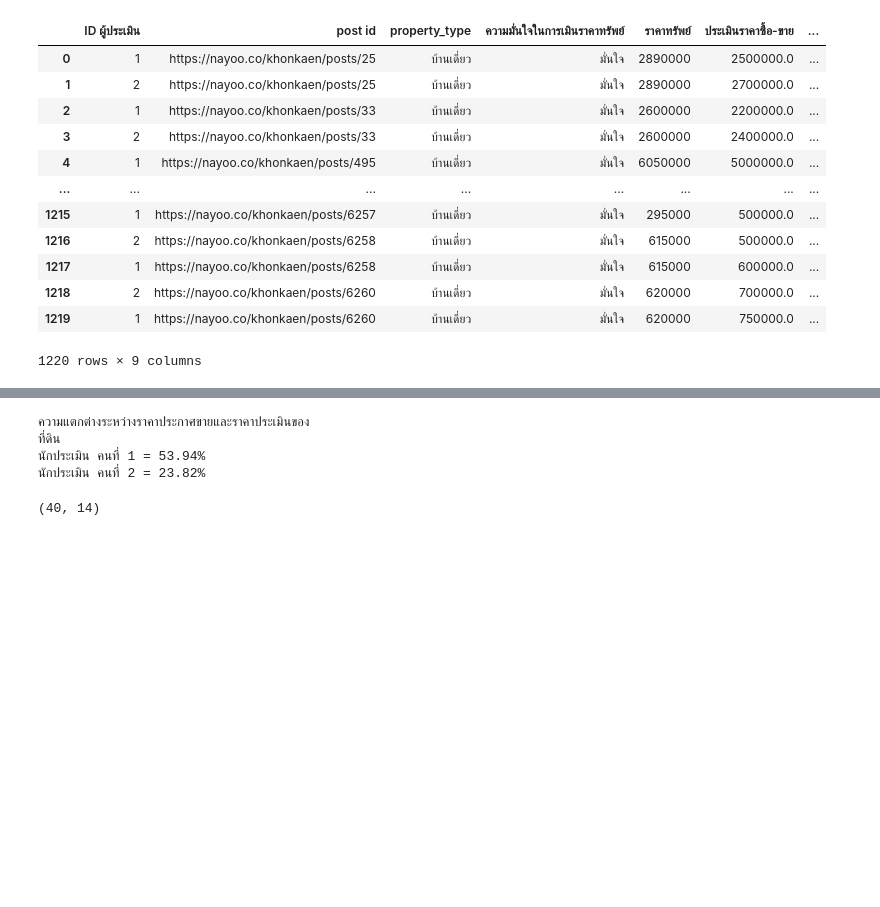
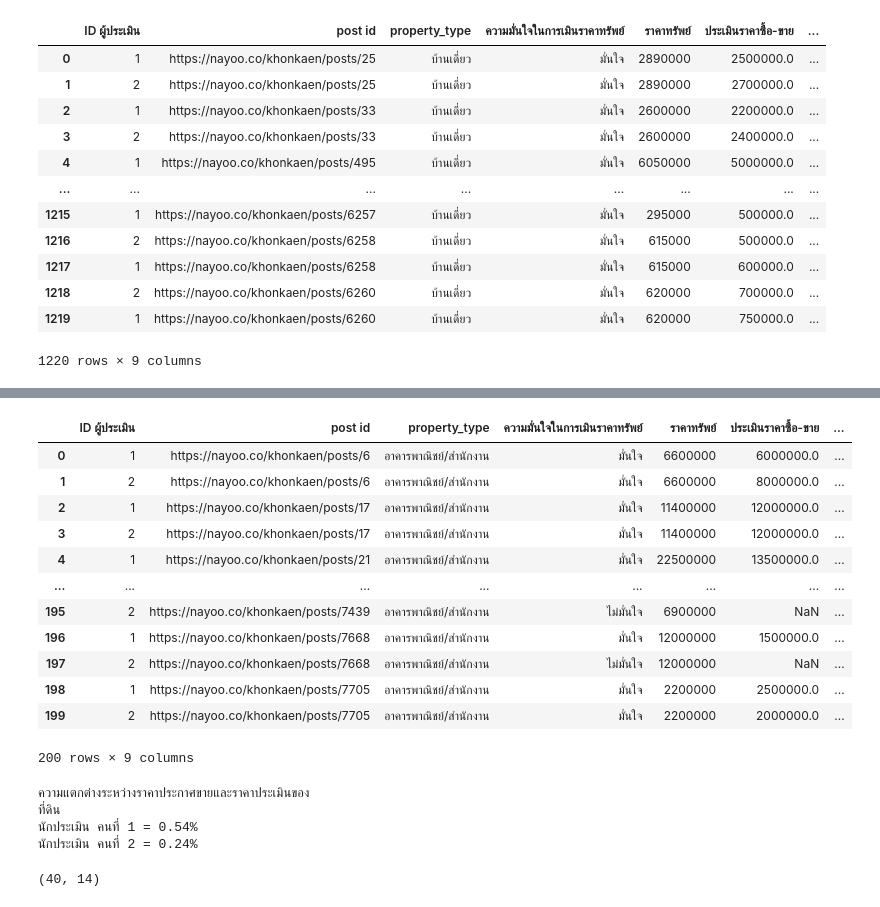
Before and after one commit to Aomaphisara/bsc_dpdm22, a Jupyter notebook: [dataprep1].ipynb, the cells around one changed output, grey strips where cells are left out. Cells and saved outputs as stored; diff of their text form; code cells hidden in the pictures; blank space fills up the shorter version.

```diff
--- a/[dataprep1].ipynb
+++ b/[dataprep1].ipynb
@@ -1029,3 +1060,21 @@ land
+# %%
+link = 'https://docs.google.com/spreadsheets/d/1jIF55aFmr8rqqK7dBMXoyA71TWlHdIiiQAa0p1Dr794/export?format=xlsx'
+sh1 = pd.read_excel(link,sheet_name='อาคารพาณิชย์')
+sh1
+# %% [output]
+|  | ID ผู้ประเมิน | post id | property_type | ความมั่นใจในการเมินราคาทรัพย์ | ราคาทรัพย์ | ประเมินราคาซื้อ-ขาย | ... |
+| 0 | 1 | https://nayoo.co/khonkaen/posts/6 | อาคารพาณิชย์/สำนักงาน | มั่นใจ | 6600000 | 6000000.0 | ... |
+| 1 | 2 | https://nayoo.co/khonkaen/posts/6 | อาคารพาณิชย์/สำนักงาน | มั่นใจ | 6600000 | 8000000.0 | ... |
+| 2 | 1 | https://nayoo.co/khonkaen/posts/17 | อาคารพาณิชย์/สำนักงาน | มั่นใจ | 11400000 | 12000000.0 | ... |
+| 3 | 2 | https://nayoo.co/khonkaen/posts/17 | อาคารพาณิชย์/สำนักงาน | มั่นใจ | 11400000 | 12000000.0 | ... |
+| 4 | 1 | https://nayoo.co/khonkaen/posts/21 | อาคารพาณิชย์/สำนักงาน | มั่นใจ | 22500000 | 13500000.0 | ... |
+| ... | ... | ... | ... | ... | ... | ... | ... |
+| 195 | 2 | https://nayoo.co/khonkaen/posts/7439 | อาคารพาณิชย์/สำนักงาน | ไม่มั่นใจ | 6900000 | NaN | ... |
+| 196 | 1 | https://nayoo.co/khonkaen/posts/7668 | อาคารพาณิชย์/สำนักงาน | มั่นใจ | 12000000 | 1500000.0 | ... |
+| 197 | 2 | https://nayoo.co/khonkaen/posts/7668 | อาคารพาณิชย์/สำนักงาน | ไม่มั่นใจ | 12000000 | NaN | ... |
+| 198 | 1 | https://nayoo.co/khonkaen/posts/7705 | อาคารพาณิชย์/สำนักงาน | มั่นใจ | 2200000 | 2500000.0 | ... |
+| 199 | 2 | https://nayoo.co/khonkaen/posts/7705 | อาคารพาณิชย์/สำนักงาน | มั่นใจ | 2200000 | 2000000.0 | ... |
+200 rows × 9 columns
 # %%
 temp = pd.read_excel('/content/drive/MyDrive/dpdm/คำตอบนักประเมิน_แก้.xlsx',sheet_name='ที่ดิน')
 id1 = temp[temp['ID ผู้ประเมิน']==1]
@@ -1034,14 +1083,14 @@ id2 = temp[temp['ID ผู้ประเมิน']==2]
 id2 = id2.dropna(subset=['ราคาทรัพย์','ประเมินราคาซื้อ-ขาย'])
 id1MAPE = MAPE(id1['ประเมินราคาซื้อ-ขาย'],pd.to_numeric(id1['ราคาทรัพย์']))
 id2MAPE = MAPE(id2['ประเมินราคาซื้อ-ขาย'],pd.to_numeric(id2['ราคาทรัพย์']))
-print(f'ความแตกต่างระหว่างราคาประกาศขายและราคาประเมินของ\nที่ดิน\nนักประเมิน คนที่ 1 = {id1MAPE*100:.2f}%\nนักประเมิน คนที่ 2 = {id2MAPE*100:.2f}%')
+print(f'ความแตกต่างระหว่างราคาประกาศขายและราคาประเมินของ\nที่ดิน\nนักประเมิน คนที่ 1 = {id1MAPE*1:.2f}%\nนักประเมิน คนที่ 2 = {id2MAPE*1:.2f}%')
 id2['ประเมิน2'] = id2['post id'].map(id1.set_index('post id')['ประเมินราคาซื้อ-ขาย'])
 id2_d = id2.dropna(subset=['ประเมินราคาซื้อ-ขาย','ประเมิน2','ราคาทรัพย์'])
 # %% [output]
 ความแตกต่างระหว่างราคาประกาศขายและราคาประเมินของ
 ที่ดิน
-นักประเมิน คนที่ 1 = 53.94%
-นักประเมิน คนที่ 2 = 23.82%
+นักประเมิน คนที่ 1 = 0.54%
+นักประเมิน คนที่ 2 = 0.24%
 # %%
 id2_d.shape
 # %% [output]
```
Also changed, not shown: parts of 10 cells of this notebook.
